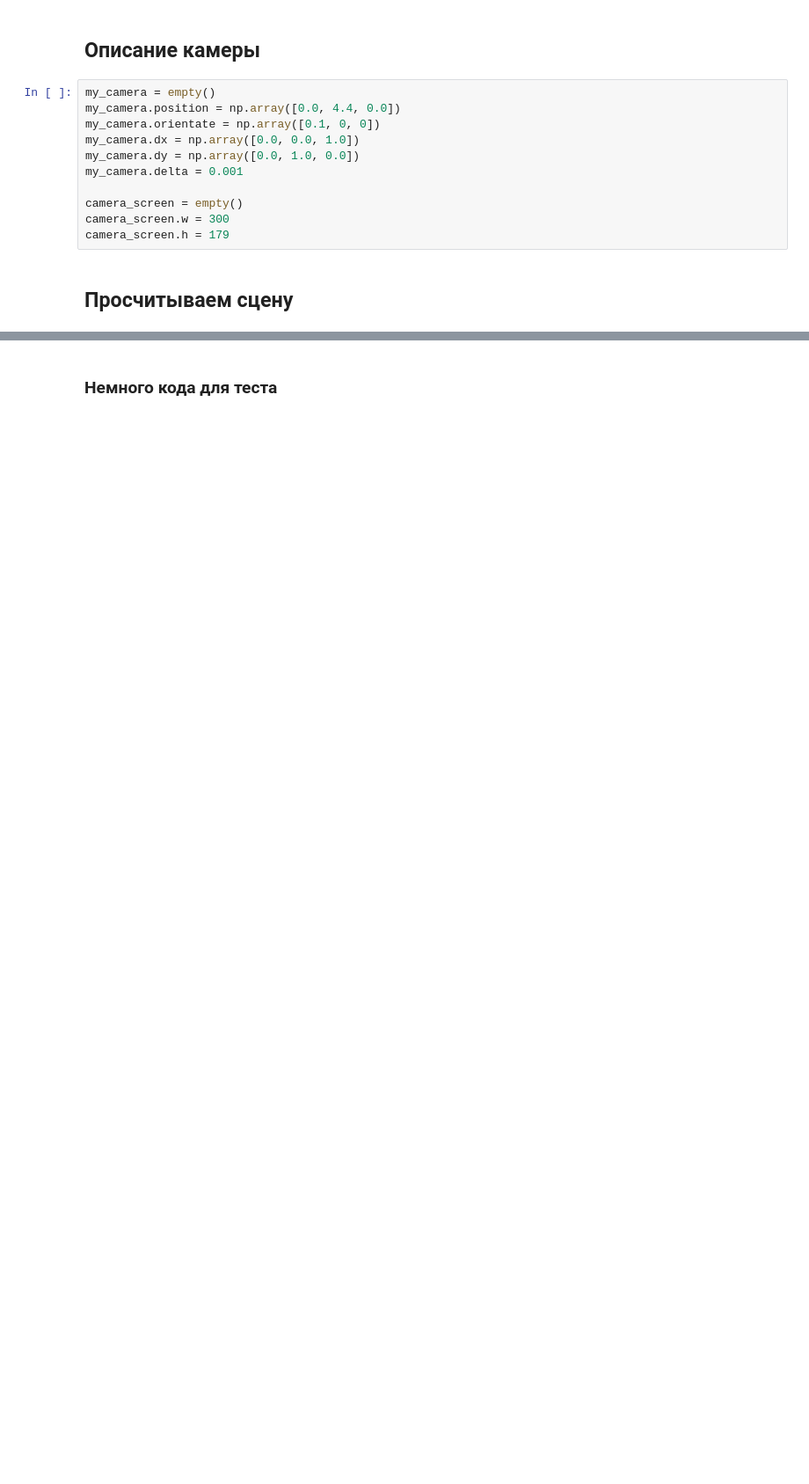
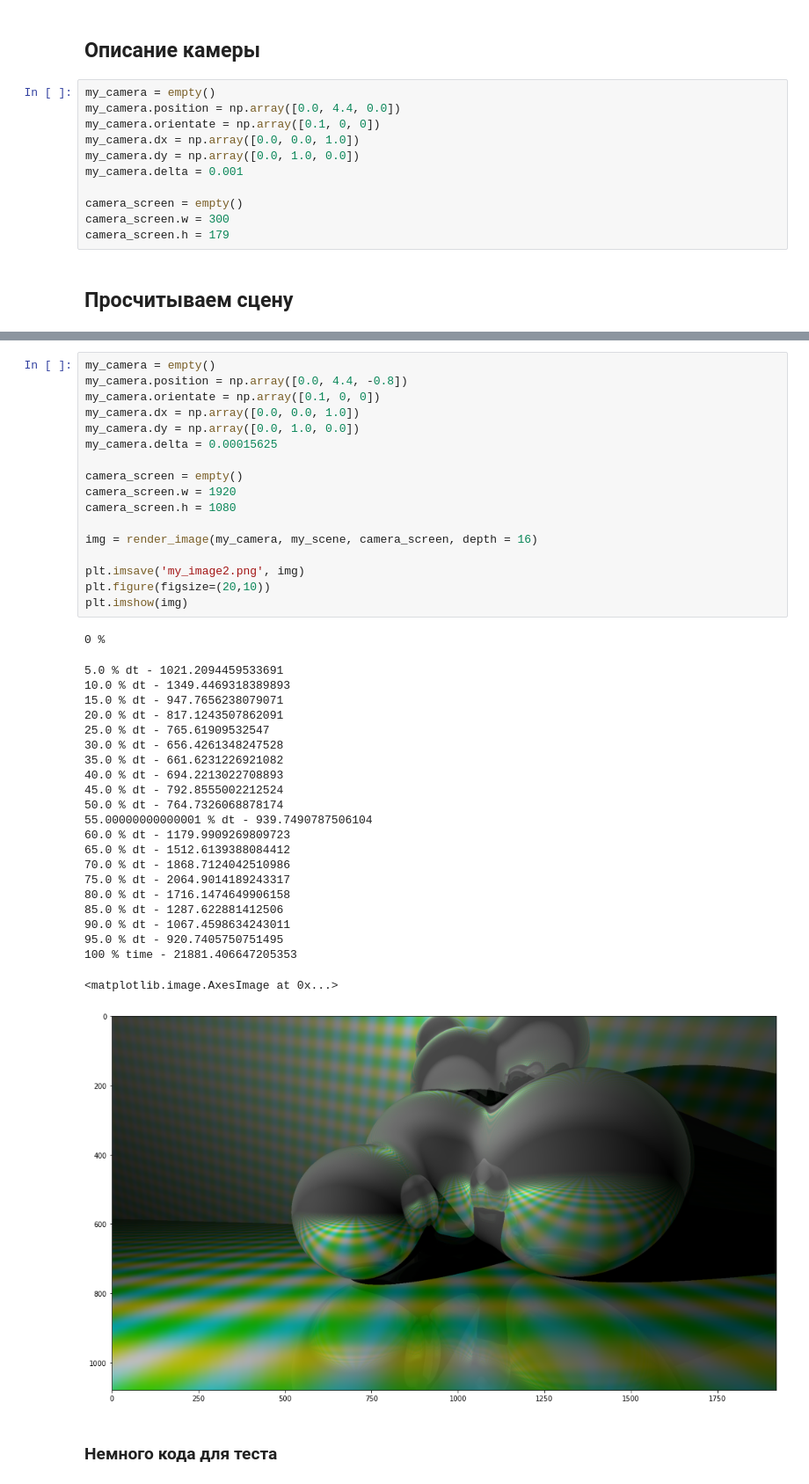
Before and after one commit to zolotarevd/Ray-tracing, a Jupyter notebook: RayTracing.ipynb, the cells around one changed output, grey strips where cells are left out. Shown at 88% size. Drawn from its saved outputs; the diff is of its cells as text; blank space fills up the shorter version.

```diff
--- a/RayTracing.ipynb
+++ b/RayTracing.ipynb
@@ -240,2 +340,43 @@ plt.imshow(img)
+# %%
+my_camera = empty()
+my_camera.position = np.array([0.0, 4.4, -0.8])
+my_camera.orientate = np.array([0.1, 0, 0])
+my_camera.dx = np.array([0.0, 0.0, 1.0])
+my_camera.dy = np.array([0.0, 1.0, 0.0])
+my_camera.delta = 0.00015625
+
+camera_screen = empty()
+camera_screen.w = 1920
+camera_screen.h = 1080
+
+img = render_image(my_camera, my_scene, camera_screen, depth = 16)
+
+plt.imsave('my_image2.png', img)
+plt.figure(figsize=(20,10))
+plt.imshow(img)
+# %% [output]
+0 %
+5.0 % dt - 1021.2094459533691
+10.0 % dt - 1349.4469318389893
+15.0 % dt - 947.7656238079071
+20.0 % dt - 817.1243507862091
+25.0 % dt - 765.61909532547
+30.0 % dt - 656.4261348247528
+35.0 % dt - 661.6231226921082
+40.0 % dt - 694.2213022708893
+45.0 % dt - 792.8555002212524
+50.0 % dt - 764.7326068878174
+55.00000000000001 % dt - 939.7490787506104
+60.0 % dt - 1179.9909269809723
+65.0 % dt - 1512.6139388084412
+70.0 % dt - 1868.7124042510986
+75.0 % dt - 2064.9014189243317
+80.0 % dt - 1716.1474649906158
+85.0 % dt - 1287.622881412506
+90.0 % dt - 1067.4598634243011
+95.0 % dt - 920.7405750751495
+100 % time - 21881.406647205353
+<matplotlib.image.AxesImage at 0x...>
+[figure, added]
 # %% [markdown]
 ### Немного кода для теста
```
Also changed, not shown: parts of 11 cells of this notebook.
